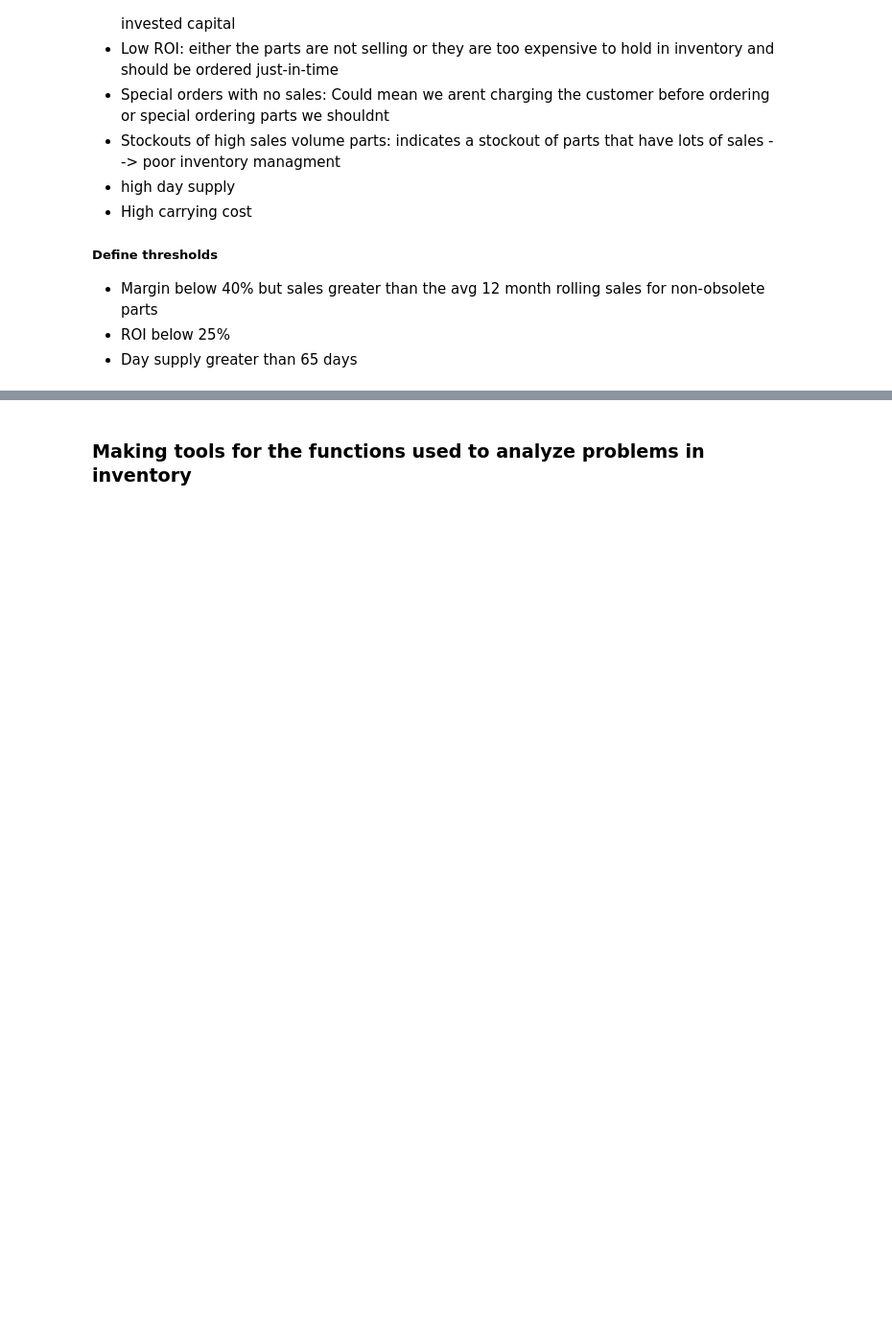
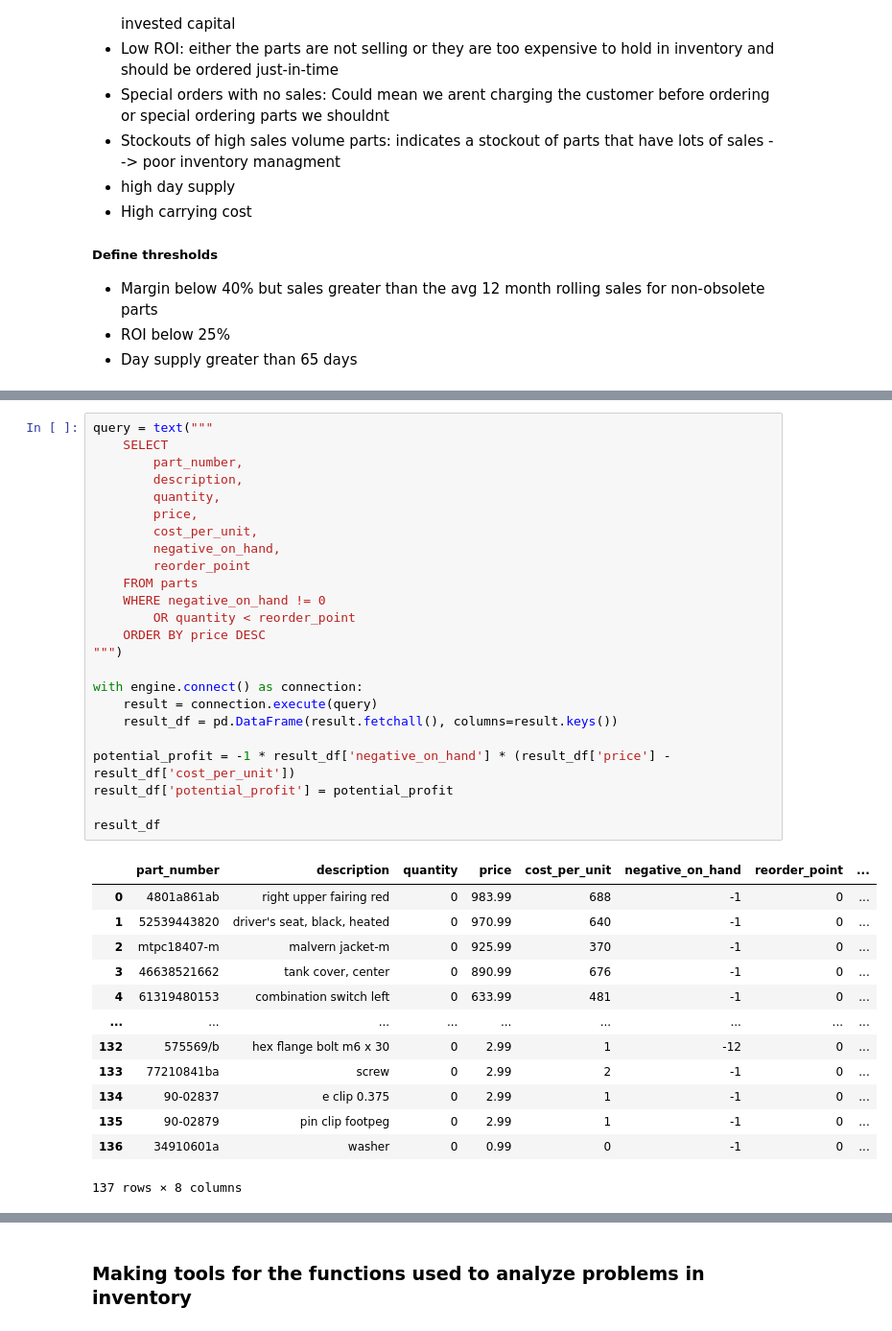
Before and after one commit to skyler22wilson/co-pilot-v1, a Jupyter notebook: Notebooks/LLM_agent.ipynb, the cells around one changed output, grey strips where cells are left out. Shown at 96% size. Saved outputs shown, nothing was run; the diff lists cells and outputs as text; blank space fills up the shorter version.

Commit message:
adding order and extra columns to sql tables

```diff
--- a/Notebooks/LLM_agent.ipynb
+++ b/Notebooks/LLM_agent.ipynb
@@ -448,0 +295,38 @@ date_tool = FunctionTool.from_defaults(fn=get_current_year_month, name="date")
+# %%
+query = text("""
+    SELECT
+        part_number,
+        description,
+        quantity,
+        price,
+        cost_per_unit,
+        negative_on_hand,
+        reorder_point
+    FROM parts
+    WHERE negative_on_hand != 0
+        OR quantity < reorder_point
+    ORDER BY price DESC
+""")
+
+with engine.connect() as connection:
+    result = connection.execute(query)
+    result_df = pd.DataFrame(result.fetchall(), columns=result.keys())
+
+potential_profit = -1 * result_df['negative_on_hand'] * (result_df['price'] - result_df['cost_per_unit'])
+result_df['potential_profit'] = potential_profit
+
+result_df
+# %% [output]
+|  | part_number | description | quantity | price | cost_per_unit | negative_on_hand | reorder_point | ... |
+| 0 | 4801a861ab | right upper fairing red | 0 | 983.99 | 688 | -1 | 0 | ... |
+| 1 | 52539443820 | driver's seat, black, heated | 0 | 970.99 | 640 | -1 | 0 | ... |
+| 2 | mtpc18407-m | malvern jacket-m | 0 | 925.99 | 370 | -1 | 0 | ... |
+| 3 | 46638521662 | tank cover, center | 0 | 890.99 | 676 | -1 | 0 | ... |
+| 4 | 61319480153 | combination switch left | 0 | 633.99 | 481 | -1 | 0 | ... |
+| ... | ... | ... | ... | ... | ... | ... | ... | ... |
+| 132 | 575569/b | hex flange bolt m6 x 30 | 0 | 2.99 | 1 | -12 | 0 | ... |
+| 133 | 77210841ba | screw | 0 | 2.99 | 2 | -1 | 0 | ... |
+| 134 | 90-02837 | e clip 0.375 | 0 | 2.99 | 1 | -1 | 0 | ... |
+| 135 | 90-02879 | pin clip footpeg | 0 | 2.99 | 1 | -1 | 0 | ... |
+| 136 | 34910601a | washer | 0 | 0.99 | 0 | -1 | 0 | ... |
+137 rows × 8 columns
```
Also changed, not shown: parts of 16 cells of this notebook.
